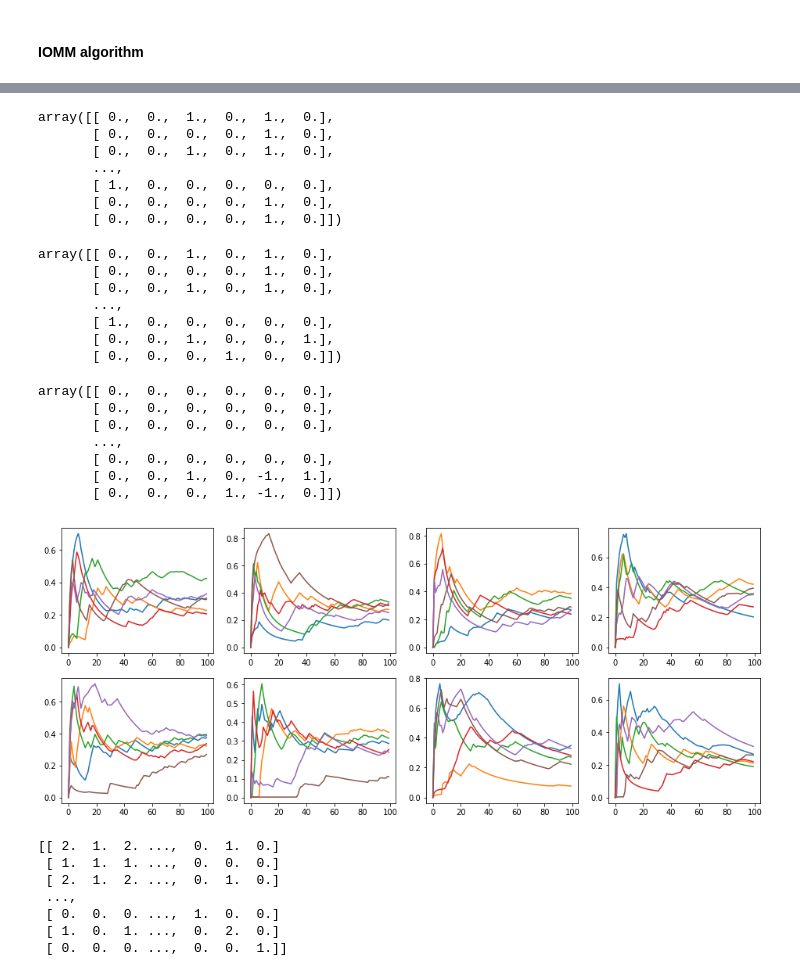
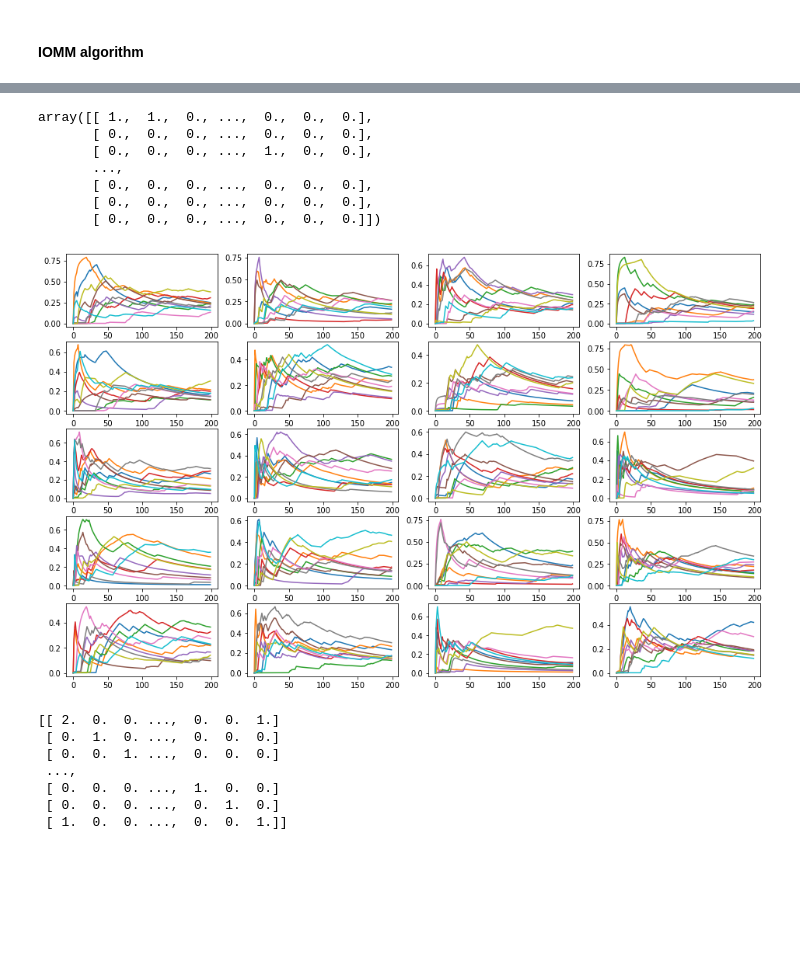
Before and after one commit to AntoineG92/bayes_overlapping_clusters, a Jupyter notebook: IOMM_algo_synthetic_data_AG_V3.ipynb, the cells around one changed output, grey strips where cells are left out. Cells and saved outputs as stored; diff of their text form; code cells hidden in the pictures; blank space fills up the shorter version.

```diff
--- a/IOMM_algo_synthetic_data_AG_V3.ipynb
+++ b/IOMM_algo_synthetic_data_AG_V3.ipynb
@@ -8,12 +12,12 @@ import utils, iomm
 ### Synthetic Data
 # %%
 #Generate synthetic data
-K=6
+K=10
 N=500
-D=8
-N_iter=100
-alpha_prior = 4
-burning_period=25
+D=20
+N_iter=200
+alpha_prior = 5
+burning_period=50
 
 Z = utils.random_z(N,K)
 X = utils.random_x(N,D)
@@ -71,7 +74,7 @@ IOMM = iomm.IOMM(N = N,
                  theta = theta,
                  alpha_prior = alpha_prior,
                  omega = 1,
-                 copy_rows = 250,
+                 copy_rows = 200,
                  burning_period=burning_period)
 # %%
 %%capture
@@ -95,30 +98,10 @@ array([[ 0.        ,  0.        ,  0.98666667,  0.        ,  0.98666667,
 # %%
 Z_hat
 # %% [output]
-array([[ 0.,  0.,  1.,  0.,  1.,  0.],
-       [ 0.,  0.,  0.,  0.,  1.,  0.],
-       [ 0.,  0.,  1.,  0.,  1.,  0.],
+array([[ 1.,  1.,  0., ...,  0.,  0.,  0.],
+       [ 0.,  0.,  0., ...,  0.,  0.,  0.],
+       [ 0.,  0.,  0., ...,  1.,  0.,  0.],
        ...,
-       [ 1.,  0.,  0.,  0.,  0.,  0.],
-       [ 0.,  0.,  0.,  0.,  1.,  0.],
-       [ 0.,  0.,  0.,  0.,  1.,  0.]])
+       [ 0.,  0.,  0., ...,  0.,  0.,  0.],
+       [ 0.,  0.,  0., ...,  0.,  0.,  0.],
+       [ 0.,  0.,  0., ...,  0.,  0.,  0.]])
-# %%
-Z
-# %% [output]
-array([[ 0.,  0.,  1.,  0.,  1.,  0.],
-       [ 0.,  0.,  0.,  0.,  1.,  0.],
-       [ 0.,  0.,  1.,  0.,  1.,  0.],
-       ...,
-       [ 1.,  0.,  0.,  0.,  0.,  0.],
-       [ 0.,  0.,  1.,  0.,  0.,  1.],
-       [ 0.,  0.,  0.,  1.,  0.,  0.]])
-# %%
-Z-Z_hat
-# %% [output]
-array([[ 0.,  0.,  0.,  0.,  0.,  0.],
-       [ 0.,  0.,  0.,  0.,  0.,  0.],
-       [ 0.,  0.,  0.,  0.,  0.,  0.],
-       ...,
-       [ 0.,  0.,  0.,  0.,  0.,  0.],
-       [ 0.,  0.,  1.,  0., -1.,  1.],
-       [ 0.,  0.,  0.,  1., -1.,  0.]])
@@ -143,13 +123,13 @@ for n in range(N_iter):
 # %%
 fig=plt.figure(figsize=(16,10))
 
 for d in range(D):
-    ax=fig.add_subplot(3,4,d+1)
+    ax=fig.add_subplot(5,4,d+1)
     for kd in range(K*(d),K*(d+1)):
         ax.plot(range(N_iter),theta_evol_mean[:,kd])
 plt.show()
 # %% [output]
-[figure, old version]
+[figure, new version]
 # %%
 #we compute the U matrix N*N showing the number of shared clusters between each data point
 #U_hat=np.around(np.dot(Z_hat_mean,Z_hat_mean.T),0)
@@ -157,13 +137,13 @@ plt.show()
 U=np.dot(Z,Z.T)
 print(U)
 # %% [output]
-[[ 2.  1.  2. ...,  0.  1.  0.]
- [ 1.  1.  1. ...,  0.  0.  0.]
- [ 2.  1.  2. ...,  0.  1.  0.]
+[[ 2.  0.  0. ...,  0.  0.  1.]
+ [ 0.  1.  0. ...,  0.  0.  0.]
+ [ 0.  0.  1. ...,  0.  0.  0.]
  ...,
  [ 0.  0.  0. ...,  1.  0.  0.]
- [ 1.  0.  1. ...,  0.  2.  0.]
- [ 0.  0.  0. ...,  0.  0.  1.]]
+ [ 0.  0.  0. ...,  0.  1.  0.]
+ [ 1.  0.  0. ...,  0.  0.  1.]]
 # %%
 fig = plt.figure(figsize=(18, 16), dpi= 80, facecolor='w', edgecolor='k')
 ax1 = fig.add_subplot(121)
```
Also changed, not shown: parts of 12 cells of this notebook, 1 other file.
